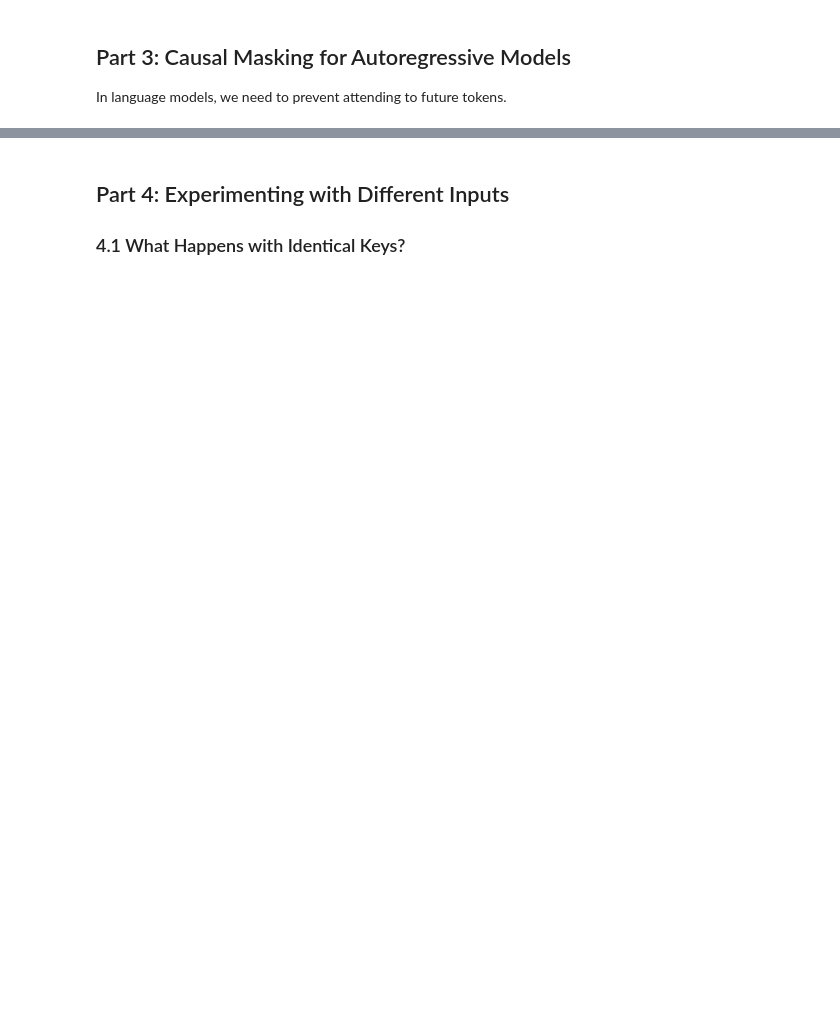
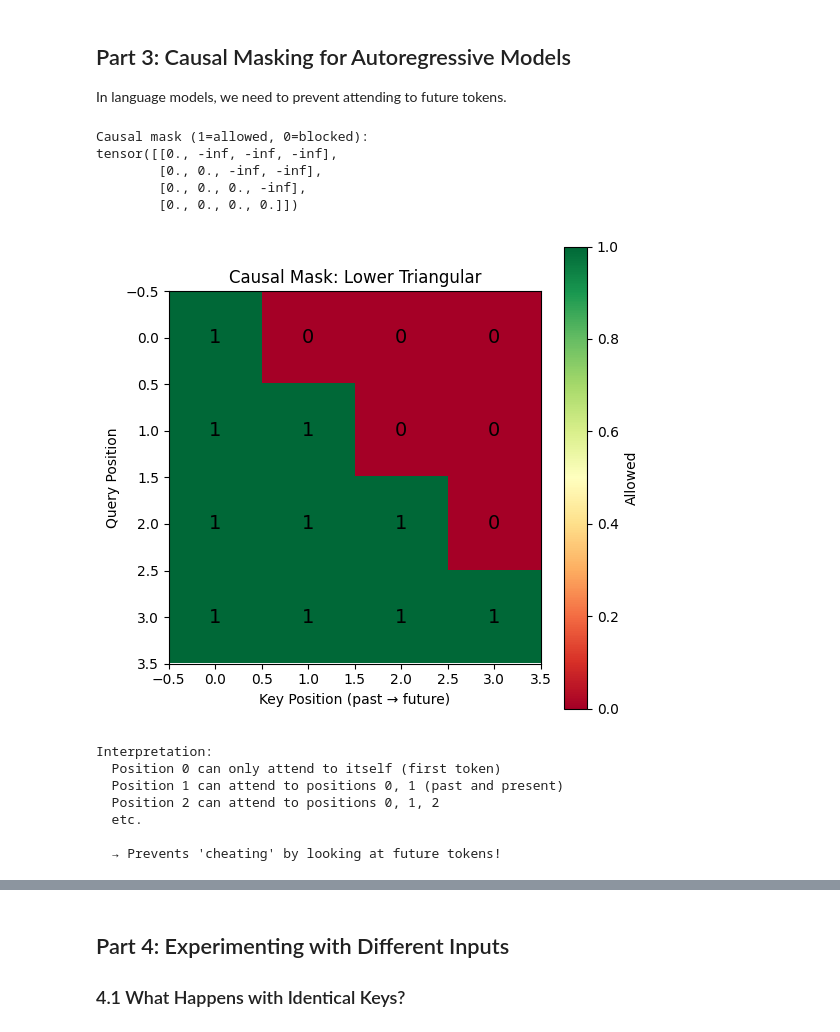
Before and after one commit to shiong-tan/tiny-transformer-build, a Jupyter notebook: docs/modules/01_attention/notebook.ipynb, the cells around one changed output, grey strips where cells are left out. Cells and saved outputs as stored; diff of their text form; code cells hidden in the pictures; blank space fills up the shorter version.

```diff
--- a/docs/modules/01_attention/notebook.ipynb
+++ b/docs/modules/01_attention/notebook.ipynb
@@ -187,29 +252,47 @@ In language models, we need to prevent attending to future tokens.
 # %%
 # Create causal mask
 mask = create_causal_mask(seq_len)
 
 print("Causal mask (1=allowed, 0=blocked):")
 print(mask)
 
 # Visualize
 plt.figure(figsize=(6, 6))
-plt.imshow(mask.numpy(), cmap='RdYlGn', vmin=0, vmax=1)
+# Convert mask for visualization: 0 -> 1 (allowed), -inf -> 0 (blocked)
+mask_display = (mask != float('-inf')).float()
+plt.imshow(mask_display.numpy(), cmap='RdYlGn', vmin=0, vmax=1)
 plt.colorbar(label='Allowed')
 plt.xlabel('Key Position (past → future)')
 plt.ylabel('Query Position')
 plt.title('Causal Mask: Lower Triangular')
 for i in range(seq_len):
     for j in range(seq_len):
-        plt.text(j, i, int(mask[i, j].item()),
+        # Display 1 for allowed (0.0 in mask), 0 for blocked (-inf in mask)
+        display_val = 1 if mask[i, j] != float('-inf') else 0
+        plt.text(j, i, display_val,
                 ha='center', va='center', color='black', fontsize=14)
 plt.show()
 
 print("\nInterpretation:")
 print("  Position 0 can only attend to itself (first token)")
 print("  Position 1 can attend to positions 0, 1 (past and present)")
 print("  Position 2 can attend to positions 0, 1, 2")
 print("  etc.")
 print("\n  → Prevents 'cheating' by looking at future tokens!")
+# %% [output]
+Causal mask (1=allowed, 0=blocked):
+tensor([[0., -inf, -inf, -inf],
+        [0., 0., -inf, -inf],
+        [0., 0., 0., -inf],
+        [0., 0., 0., 0.]])
+[figure, added]
+Interpretation:
+  Position 0 can only attend to itself (first token)
+  Position 1 can attend to positions 0, 1 (past and present)
+  Position 2 can attend to positions 0, 1, 2
+  etc.
+
+  → Prevents 'cheating' by looking at future tokens!
 # %%
 # Apply causal masking to attention
 output_masked, attention_masked = scaled_dot_product_attention(Q, K, V, mask=mask.unsqueeze(0))
```
Also changed, not shown: parts of 15 cells of this notebook, 7 other files.
